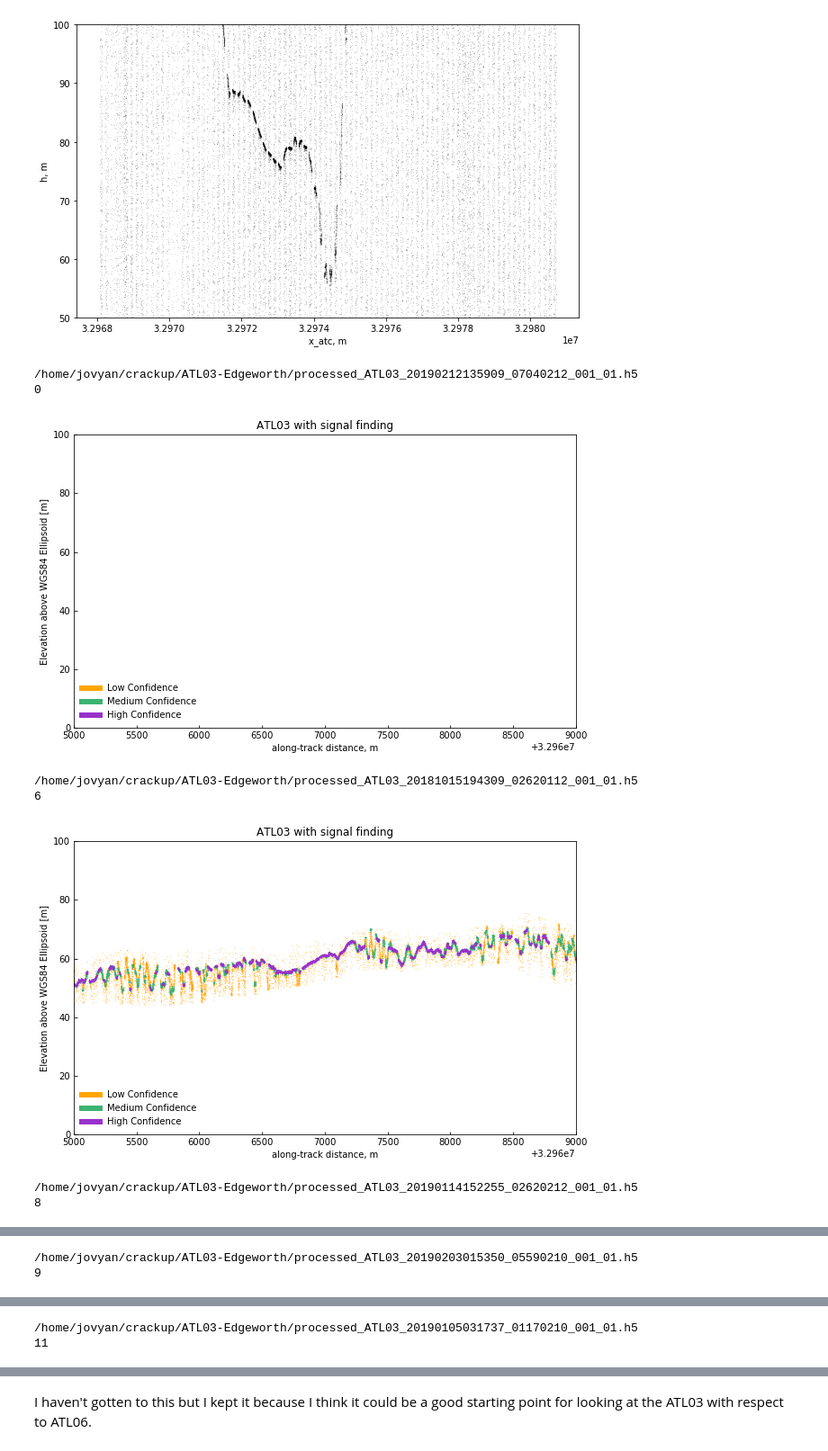
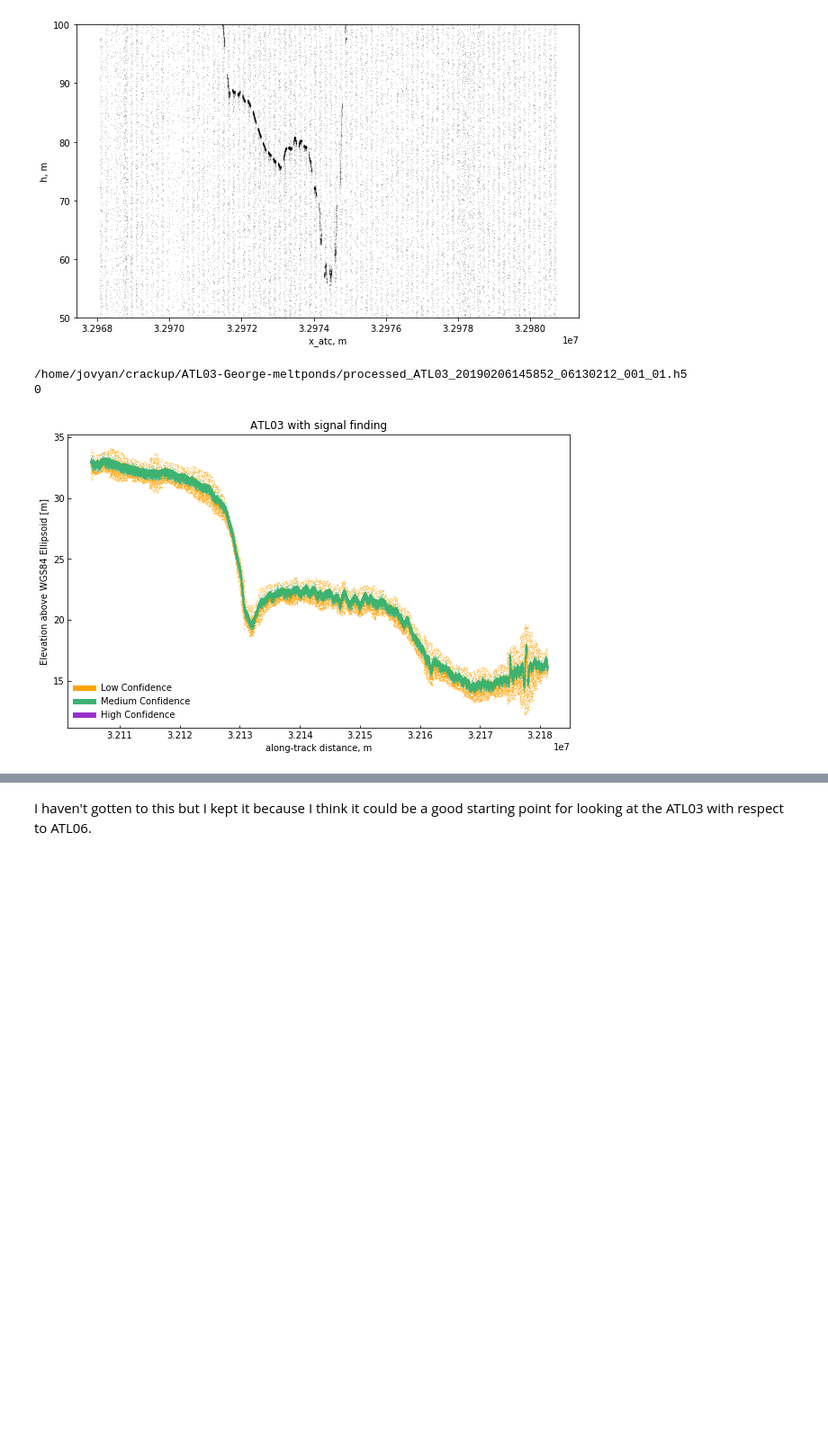
Before and after one commit to ICESAT-2HackWeek/crackup, a Jupyter notebook: plot_data-EME.ipynb, the cells around one changed output, grey strips where cells are left out. Shown at 90% size. Cells and saved outputs as stored; diff of their text form; code cells hidden in the pictures; blank space fills up the shorter version.

```diff
--- a/plot_data-EME.ipynb
+++ b/plot_data-EME.ipynb
@@ -25,6 +28,6 @@ from readers.read_HDF5_ATL03 import read_HDF5_ATL03
 from readers.get_ATL03_x_atc import get_ATL03_x_atc
 
 # read the IS2 data with Tyler's ATL03 reader:
-ATL03_file=glob('/home/jovyan/crackup/ATL03-Edgeworth/processed*.h5')
+ATL03_file=glob('/home/jovyan/crackup/ATL03-George-meltponds/processed*20190206*.h5')
 print('Number of ATL03 files: ',len(ATL03_file))
 # %% [output]
@@ -55,7 +58,8 @@ displaying # 0 (name : /home/jovyan/crackup/ATL03-Edgeworth/processed_ATL03_2019
 [figure]
 # %%
 #Loop through all the files, plotting outputs with color-coded point confidences
-max_elev=100 #define the max elevation included in your plots
+min_elev=14
+max_elev=18 #define the max elevation included in your plots
 
 #create a big subplotted figure
 # %matplotlib inline
@@ -113,8 +117,9 @@ for i, file in enumerate(ATL03_file):
     ax.set_xlabel('along-track distance, m')
     ax.set_ylabel('Elevation above WGS84 Ellipsoid [m]')
     ax.set_title("ATL03 with signal finding")
-    ax.set_ylim(0,max_elev)
-    ax.set_xlim(3.2965e7,3.2969e7)
+#     ax.set_ylim(min_elev,max_elev)
+# #     ax.set_xlim(3.2965e7,3.2969e7)
+#     ax.set_xlim(3.216e7,3.218e7)
     #-- create legend
     lgd = ax.legend(loc=3,frameon=False)
     lgd.get_frame().set_alpha(1.0)
@@ -127,37 +132,32 @@ for i, file in enumerate(ATL03_file):
 
     #uncomment below and comment above if using subplots
 #     ax[ticker].plot(D3['heights']['x_atc'][mc],D3['heights']['h_ph'][mc],marker='.',
 #         markersize=0.25,lw=0,color='mediumseagreen',label='Medium Confidence')
 #     ax[ticker].plot(D3['heights']['x_atc'][hc],D3['heights']['h_ph'][hc],marker='.',
 #         markersize=0.25,lw=0,color='darkorchid',label='High Confidence')
 #     #-- set title and labels
 #     ax[ticker].set_xlabel('along-track distance, m')
 #     ax[ticker].set_ylabel('Elevation above WGS84 Ellipsoid [m]')
 #     ax[ticker].set_title("ATL03 with signal finding")
 #     lgd = ax[ticker].legend(loc=3,frameon=False)
 #     ax[ticker].get_xaxis().set_tick_params(which='both',direction='in')
 #     ax[ticker].get_yaxis().set_tick_params(which='both',direction='in')
 #     ax[ticker].set_ylim(0,500)
 
     #-- show the plot
     plt.show()
 #     ticker=ticker+1
 
 
 
 # #-- create scatter plot of photon data (e.g., photon elevation vs x_atc)
 # f1,ax = plt.subplots(1,len(ATL03_file),figsize=(10,6))
 # plt.plot(D3['heights']['x_atc'], D3['heights']['h_ph'],'k.',markersize=0.1)
 # ax.set_xlabel('x_atc, m')
 # ax.set_ylabel('h, m')
 
 # plt.show()
 # %% [output]
-/home/jovyan/crackup/ATL03-Edgeworth/processed_ATL03_20190212135909_07040212_001_01.h5
+/home/jovyan/crackup/ATL03-George-meltponds/processed_ATL03_20190206145852_06130212_001_01.h5
 0
-[figure, old version]
+[figure, new version]
-/home/jovyan/crackup/ATL03-Edgeworth/processed_ATL03_20181015194309_02620112_001_01.h5
-6
-[figure, removed]
-/home/jovyan/crackup/ATL03-Edgeworth/processed_ATL03_20190114152255_02620212_001_01.h5
-8
@@ -165,2 +163,0 @@ for i, file in enumerate(ATL03_file):
-/home/jovyan/crackup/ATL03-Edgeworth/processed_ATL03_20190203015350_05590210_001_01.h5
-9
@@ -168,2 +163,0 @@ for i, file in enumerate(ATL03_file):
-/home/jovyan/crackup/ATL03-Edgeworth/processed_ATL03_20190105031737_01170210_001_01.h5
-11
```
Also changed, not shown: parts of 3 cells of this notebook, 1 other file.
